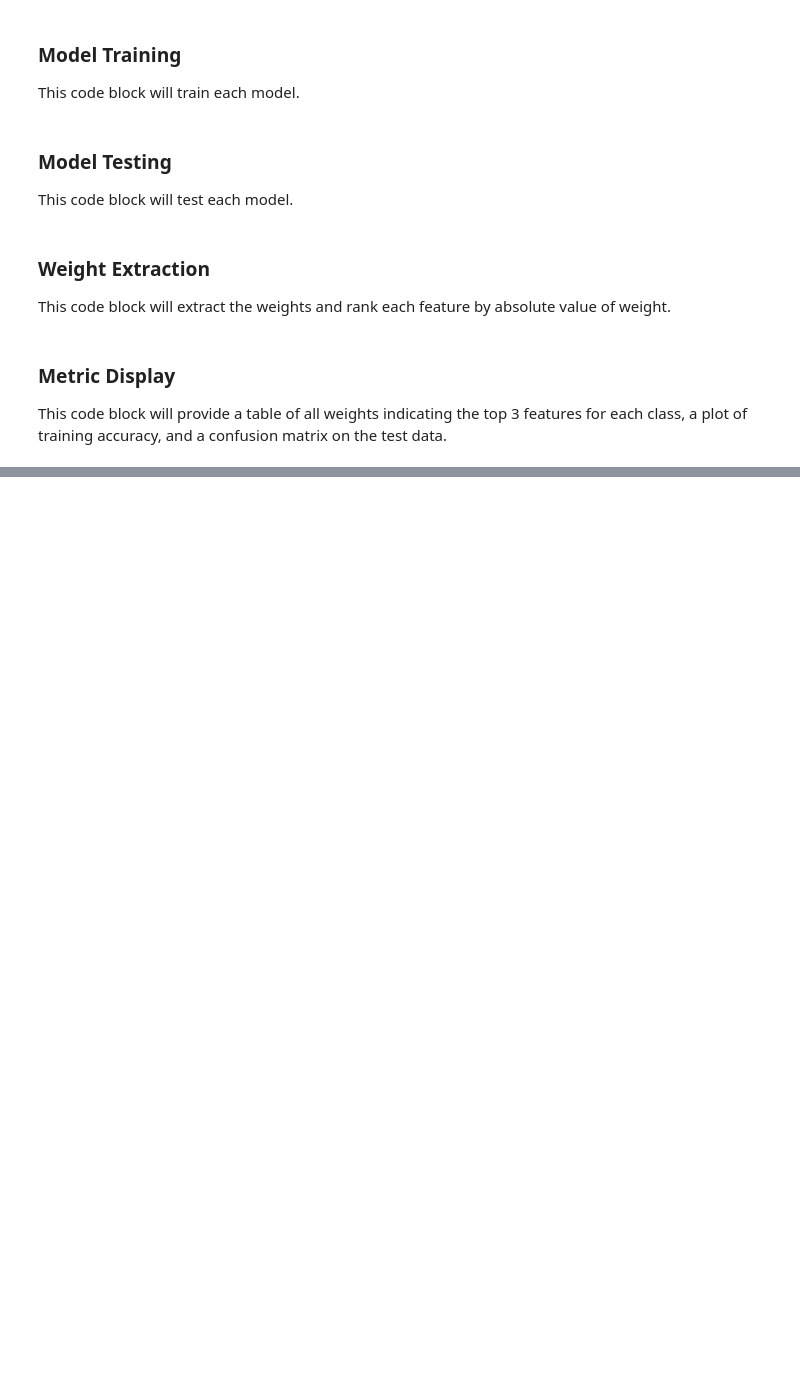
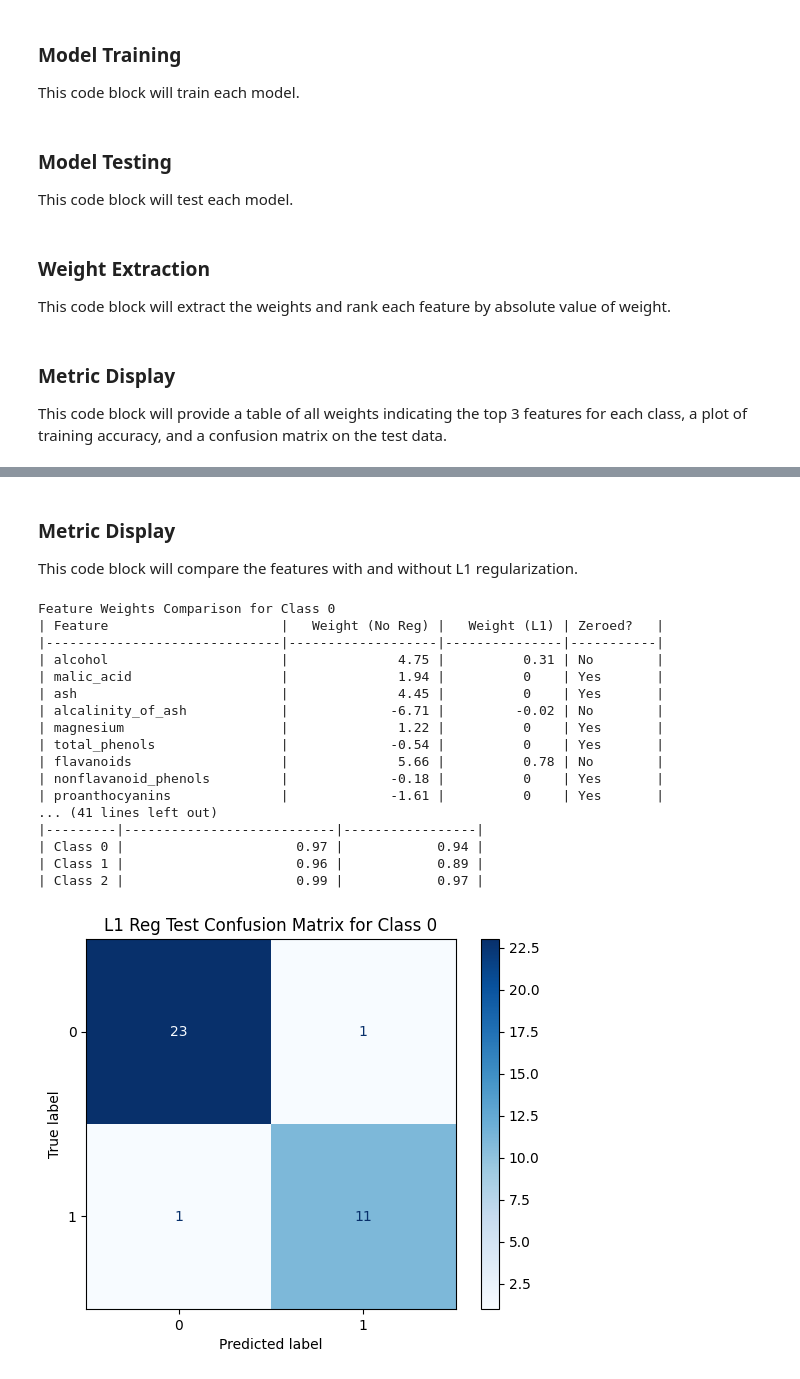
Before and after one commit to cmh02/COMP5630---Machine-Learning, a Jupyter notebook: Assignment2 - Binary Logistic Regression/src/assignment2_binarylogisticregression.ipynb, the cells around one changed output, grey strips where cells are left out. Drawn from its saved outputs; the diff is of its cells as text; code cells hidden in the pictures; blank space fills up the shorter version.

```diff
--- a/Assignment2 - Binary Logistic Regression/src/assignment2_binarylogisticregression.ipynb
+++ b/Assignment2 - Binary Logistic Regression/src/assignment2_binarylogisticregression.ipynb
@@ -417,0 +429,5 @@ Final Training and Testing Accuracies Per Class
+# %%
+# Create model for each class
+sklearnL1Reg_logisticRegressionModel_class0 = LogisticRegression(penalty='l1', solver='liblinear', C=0.1)
+sklearnL1Reg_logisticRegressionModel_class1 = LogisticRegression(penalty='l1', solver='liblinear', C=0.1)
+sklearnL1Reg_logisticRegressionModel_class2 = LogisticRegression(penalty='l1', solver='liblinear', C=0.1)
@@ -417,0 +476,74 @@ Final Training and Testing Accuracies Per Class
+# %%
+# Get the weights for each model
+sklearnL1Reg_weights_class0 = sklearnL1Reg_logisticRegressionModel_class0.coef_[0]
+sklearnL1Reg_weights_class1 = sklearnL1Reg_logisticRegressionModel_class1.coef_[0]
+sklearnL1Reg_weights_class2 = sklearnL1Reg_logisticRegressionModel_class2.coef_[0]
+
+# Order the features by absolute weight value for each class
+sklearnL1Reg_featureRanking_class0 = np.argsort(np.abs(sklearnL1Reg_weights_class0))[::-1]
+sklearnL1Reg_featureRanking_class1 = np.argsort(np.abs(sklearnL1Reg_weights_class1))[::-1]
+sklearnL1Reg_featureRanking_class2 = np.argsort(np.abs(sklearnL1Reg_weights_class2))[::-1]
+# %% [markdown]
+### Metric Display
+
+This code block will compare the features with and without L1 regularization.
+# %%
+# Build a table to show the features in non-reg and L1-reg for each class
+tupledWeights_sklearn = [
+	(sklearnNoReg_weights_class0, sklearnL1Reg_weights_class0),
+	(sklearnNoReg_weights_class1, sklearnL1Reg_weights_class1),
+	(sklearnNoReg_weights_class2, sklearnL1Reg_weights_class2),
+]
+for classIndex, weightsTuple in enumerate(tupledWeights_sklearn):
+	print(f"\nFeature Weights Comparison for Class {classIndex}")
+	sklearnNoReg_weights, sklearnL1Reg_weights = weightsTuple
+	tableHeaders_sklearn_FeatureWeightsComparison = ["Feature", "Weight (No Reg)", "Weight (L1)", "Zeroed?"]
+	tableRows_sklearn_FeatureWeightsComparison = []
+	for featureIndex, featureName in enumerate(featureNames):
+		weightNoReg = sklearnNoReg_weights[featureIndex]
+		weightL1Reg = sklearnL1Reg_weights[featureIndex]
+		tableRows_sklearn_FeatureWeightsComparison.append([featureName, f"{weightNoReg:.2f}", f"{weightL1Reg:.2f}", "Yes" if weightL1Reg == 0.0 else "No"])
+	print(tabulate.tabulate(tabular_data=tableRows_sklearn_FeatureWeightsComparison, headers=tableHeaders_sklearn_FeatureWeightsComparison, tablefmt="github"))
+
+# Build a table to show the final training and testing accuracies for each class
+print(f"\nL1 Reg Final Training and Testing Accuracies Per Class")
+tableHeaders_sklearnL1Reg_accuracies = ["Class", "Final Training Accuracy", "Test Accuracy"]
+tableRows_sklearnL1Reg_accuracies = [
+	["Class 0", f"{sklearnL1Reg_accuracy_finalTraining_class0:.2f}", f"{sklearnL1Reg_accuracy_test_class0:.2f}"],
+	["Class 1", f"{sklearnL1Reg_accuracy_finalTraining_class1:.2f}", f"{sklearnL1Reg_accuracy_test_class1:.2f}"],
+	["Class 2", f"{sklearnL1Reg_accuracy_finalTraining_class2:.2f}", f"{sklearnL1Reg_accuracy_test_class2:.2f}"],
+]
+print(tabulate.tabulate(tabular_data=tableRows_sklearnL1Reg_accuracies, headers=tableHeaders_sklearnL1Reg_accuracies, tablefmt="github"))
+
+# Display confusion matrix for each class
+sklearnL1Reg_cmdisplay_class0 = ConfusionMatrixDisplay(confusion_matrix=sklearnL1Reg_confusionMatrix_class0)
+sklearnL1Reg_cmdisplay_class0.plot(cmap='Blues')
+plt.title("L1 Reg Test Confusion Matrix for Class 0")
+plt.show()
+sklearnL1Reg_cmdisplay_class1 = ConfusionMatrixDisplay(confusion_matrix=sklearnL1Reg_confusionMatrix_class1)
+sklearnL1Reg_cmdisplay_class1.plot(cmap='Blues')
+plt.title("L1 Reg Test Confusion Matrix for Class 1")
+plt.show()
+sklearnL1Reg_cmdisplay_class2 = ConfusionMatrixDisplay(confusion_matrix=sklearnL1Reg_confusionMatrix_class2)
+sklearnL1Reg_cmdisplay_class2.plot(cmap='Blues')
+plt.title("L1 Reg Test Confusion Matrix for Class 2")
+plt.show()
+# %% [output]
+Feature Weights Comparison for Class 0
+| Feature                      |   Weight (No Reg) |   Weight (L1) | Zeroed?   |
+|------------------------------|-------------------|---------------|-----------|
+| alcohol                      |              4.75 |          0.31 | No        |
+| malic_acid                   |              1.94 |          0    | Yes       |
+| ash                          |              4.45 |          0    | Yes       |
+| alcalinity_of_ash            |             -6.71 |         -0.02 | No        |
+| magnesium                    |              1.22 |          0    | Yes       |
+| total_phenols                |             -0.54 |          0    | Yes       |
+| flavanoids                   |              5.66 |          0.78 | No        |
+| nonflavanoid_phenols         |             -0.18 |          0    | Yes       |
+| proanthocyanins              |             -1.61 |          0    | Yes       |
+... (41 lines left out)
+|---------|---------------------------|-----------------|
+| Class 0 |                      0.97 |            0.94 |
+| Class 1 |                      0.96 |            0.89 |
+| Class 2 |                      0.99 |            0.97 |
+[figure, added]
```
Also changed, not shown: parts of 23 cells of this notebook.
